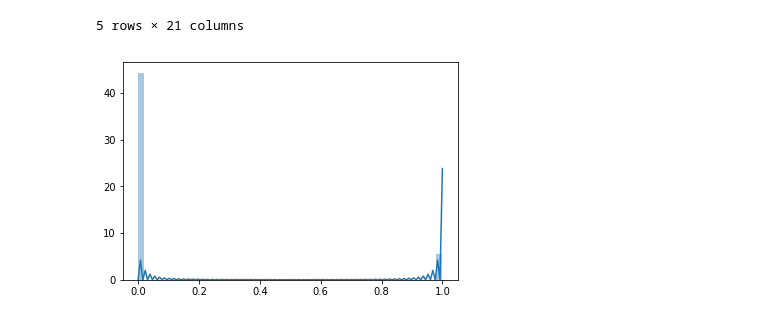
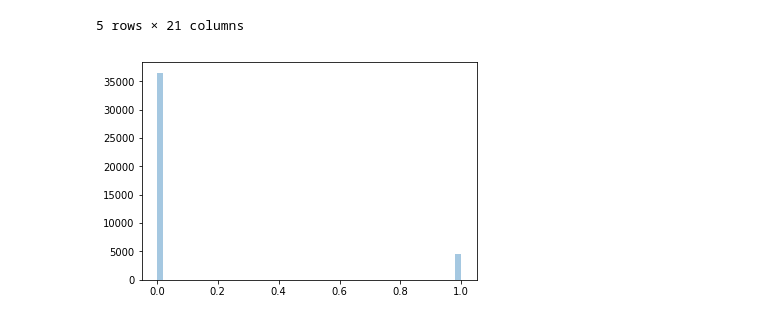
Before and after one commit to shku1235/ce888labs, a Jupyter notebook: lab3/CE888_clf.ipynb, the cells around one changed output. Saved outputs shown, nothing was run; the diff lists cells and outputs as text; code cells hidden in the pictures.

```diff
--- a/lab3/CE888_clf.ipynb
+++ b/lab3/CE888_clf.ipynb
@@ -34,5 +22,3 @@ df.head()
 # %%
 df_d = pd.get_dummies(df)
-del df_d["y_no"]
-y = df_d[['y_yes']]
-features = list(df_d.drop(['y_yes'],axis = 1))
+df_d = df_d.drop(["y_no", "duration"], axis=1)
@@ -39,6 +29,7 @@ features = list(df_d.drop(['y_yes'],axis = 1))
 # %%
 import seaborn as sns
-snsplot = sns.distplot(y)
+x = np.array(df_d["y_yes"])
+sns.distplot(x, kde = False, rug = False);
 # %% [output]
-[figure, old version]
+[figure, new version]
 # %%
```
Also changed, not shown: parts of 12 cells of this notebook, 2 other files.
